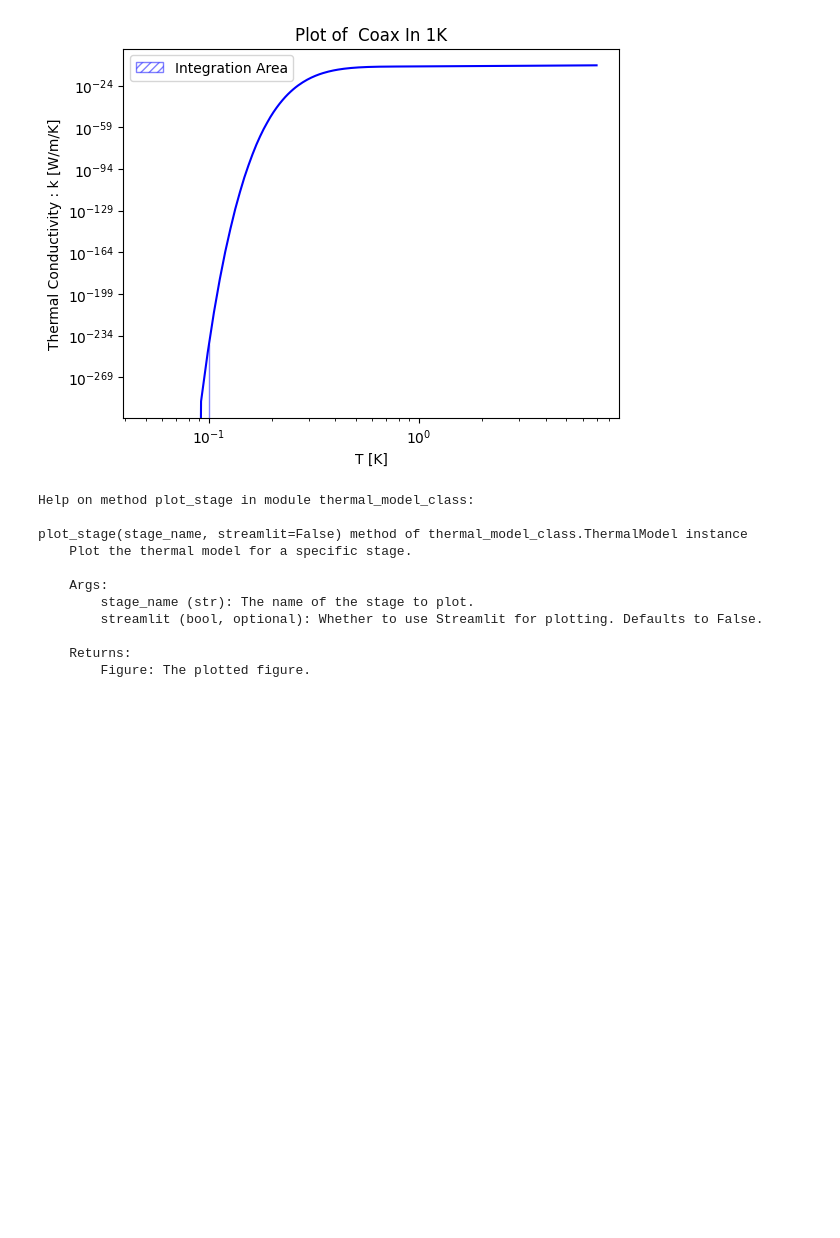
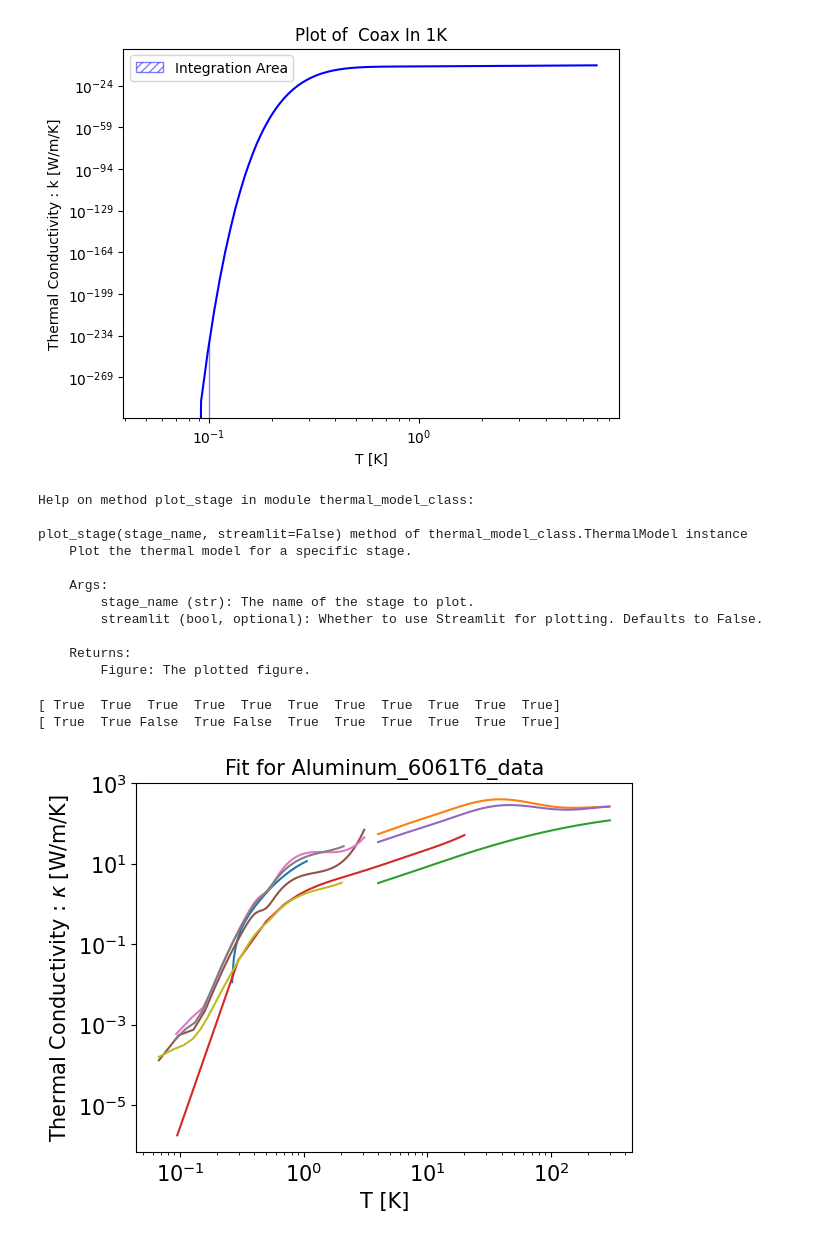
Before and after one commit to henry-e-n/python_thermal_model, a Jupyter notebook: Thermal_Model_Tutorial.ipynb, the cells around one changed output. Drawn from its saved outputs; the diff is of its cells as text; code cells hidden in the pictures; blank space fills up the shorter version.

```diff
--- a/Thermal_Model_Tutorial.ipynb
+++ b/Thermal_Model_Tutorial.ipynb
@@ -69,3 +69,26 @@ plot_stage(stage_name, streamlit=False) method of thermal_model_class.ThermalMod
 
     Returns:
         Figure: The plotted figure.
+# %%
+from thermal_conductivity.tc_utils import *
+
+from material_class import Material, Fit, DataSet
+material_of_interest = "Aluminum"
+al_mat = get_material(material_of_interest)
+
+fit_boolean = np.ones(len(al_mat.fits), dtype=bool)
+print(fit_boolean)
+fit_boolean[4] = False
+fit_boolean[2] = False
+
+print(fit_boolean)
+
+
+result = [d for d, m in zip(al_mat.fits,fit_boolean) if m]
+# print([fit for fit in al_mat.fits])
+for fit in result:
+    fit.plot()
+# %% [output]
+[ True  True  True  True  True  True  True  True  True  True  True]
+[ True  True False  True False  True  True  True  True  True  True]
+[figure, added]
```
Also changed, not shown: 5 other files.
